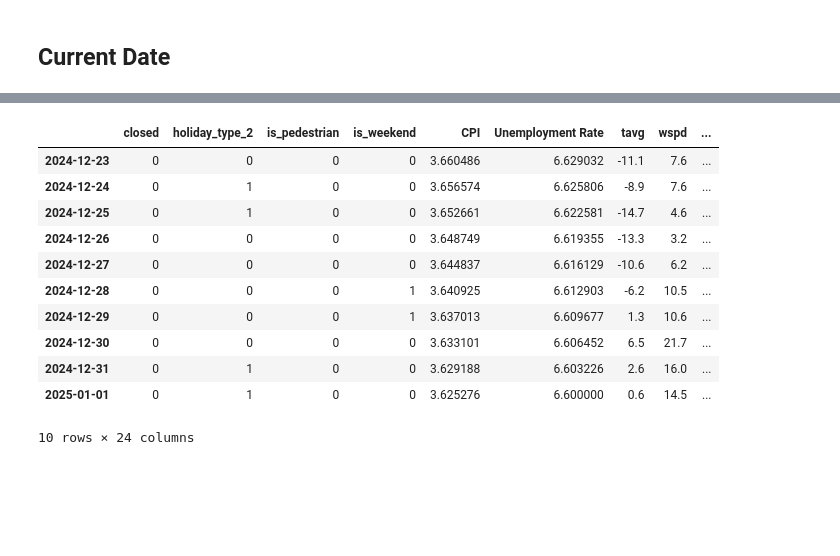
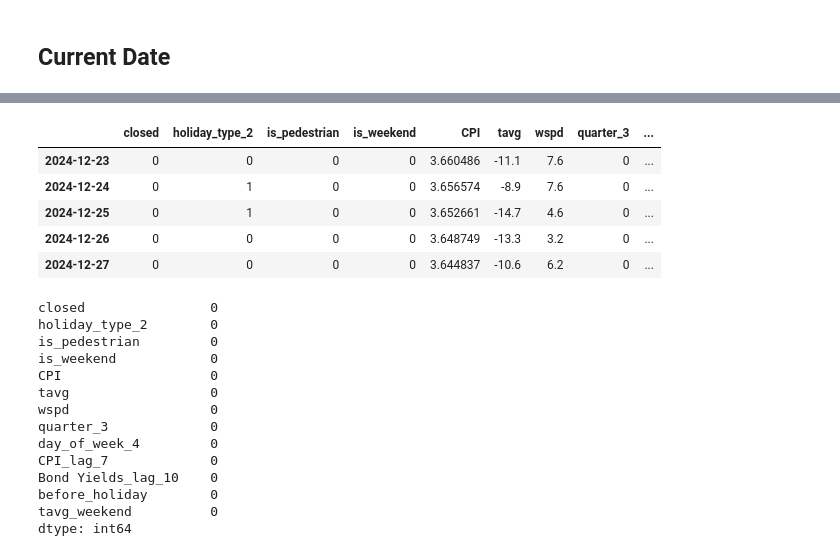
Before and after one commit to Vasilis-christopoulos/cafe-sales-forecasting, a Jupyter notebook: forecast.ipynb, the cells around one changed output, grey strips where cells are left out. Saved outputs shown, nothing was run; the diff lists cells and outputs as text; code cells hidden in the pictures; blank space fills up the shorter version.

```diff
--- a/forecast.ipynb
+++ b/forecast.ipynb
@@ -107,2 +18,4 @@ time_features
 # %%
 data = fp.forecast_pipe(date, ped_start, ped_end)
+data.head()
+# %% [output]
@@ -109,15 +23,23 @@ data = fp.forecast_pipe(date, ped_start, ped_end)
+|  | closed | holiday_type_2 | is_pedestrian | is_weekend | CPI | tavg | wspd | quarter_3 | ... |
+| 2024-12-23 | 0 | 0 | 0 | 0 | 3.660486 | -11.1 | 7.6 | 0 | ... |
+| 2024-12-24 | 0 | 1 | 0 | 0 | 3.656574 | -8.9 | 7.6 | 0 | ... |
+| 2024-12-25 | 0 | 1 | 0 | 0 | 3.652661 | -14.7 | 4.6 | 0 | ... |
+| 2024-12-26 | 0 | 0 | 0 | 0 | 3.648749 | -13.3 | 3.2 | 0 | ... |
+| 2024-12-27 | 0 | 0 | 0 | 0 | 3.644837 | -10.6 | 6.2 | 0 | ... |
 # %%
-data
+data.isna().sum()
 # %% [output]
-|  | closed | holiday_type_2 | is_pedestrian | is_weekend | CPI | Unemployment Rate | tavg | wspd | ... |
-| 2024-12-23 | 0 | 0 | 0 | 0 | 3.660486 | 6.629032 | -11.1 | 7.6 | ... |
-| 2024-12-24 | 0 | 1 | 0 | 0 | 3.656574 | 6.625806 | -8.9 | 7.6 | ... |
-| 2024-12-25 | 0 | 1 | 0 | 0 | 3.652661 | 6.622581 | -14.7 | 4.6 | ... |
-| 2024-12-26 | 0 | 0 | 0 | 0 | 3.648749 | 6.619355 | -13.3 | 3.2 | ... |
-| 2024-12-27 | 0 | 0 | 0 | 0 | 3.644837 | 6.616129 | -10.6 | 6.2 | ... |
-| 2024-12-28 | 0 | 0 | 0 | 1 | 3.640925 | 6.612903 | -6.2 | 10.5 | ... |
-| 2024-12-29 | 0 | 0 | 0 | 1 | 3.637013 | 6.609677 | 1.3 | 10.6 | ... |
-| 2024-12-30 | 0 | 0 | 0 | 0 | 3.633101 | 6.606452 | 6.5 | 21.7 | ... |
-| 2024-12-31 | 0 | 1 | 0 | 0 | 3.629188 | 6.603226 | 2.6 | 16.0 | ... |
-| 2025-01-01 | 0 | 1 | 0 | 0 | 3.625276 | 6.600000 | 0.6 | 14.5 | ... |
-10 rows × 24 columns
+closed                0
+holiday_type_2        0
+is_pedestrian         0
+is_weekend            0
+CPI                   0
+tavg                  0
+wspd                  0
+quarter_3             0
+day_of_week_4         0
+CPI_lag_7             0
+Bond Yields_lag_10    0
+before_holiday        0
+tavg_weekend          0
+dtype: int64
```
Also changed, not shown: parts of 27 cells of this notebook, 10 other files.
